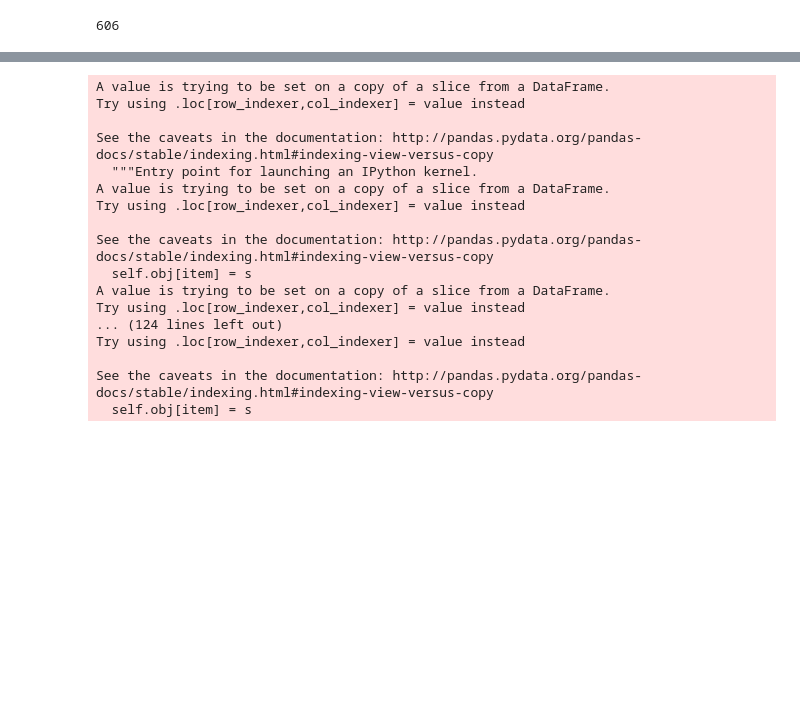
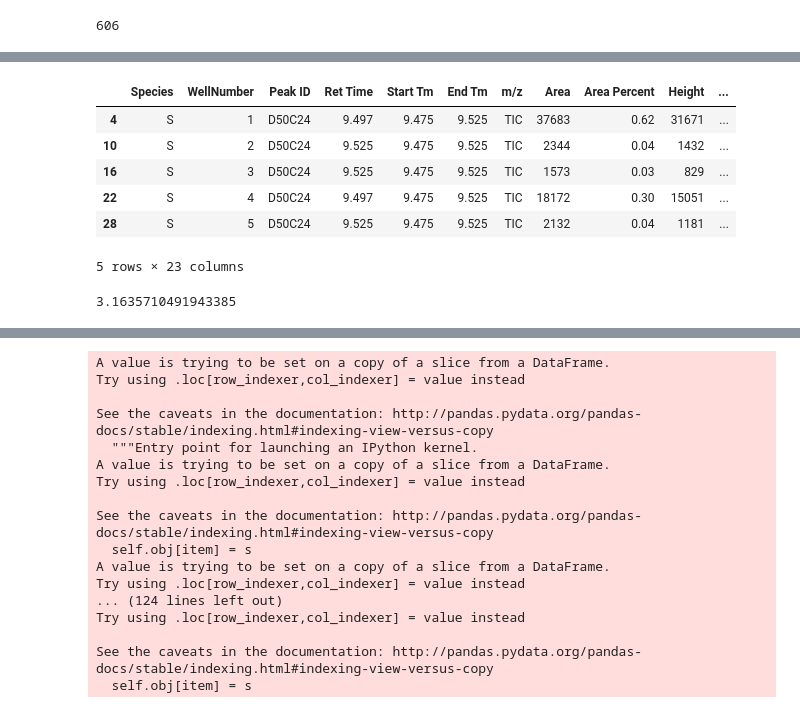
Before and after one commit to Tomnaragon/DCHC_transfer_Experiment, a Jupyter notebook: Master_DCHC_transfer_analysis.ipynb, the cells around one changed output, grey strips where cells are left out. Drawn from its saved outputs; the diff is of its cells as text; code cells hidden in the pictures; blank space fills up the shorter version.

```diff
--- a/Master_DCHC_transfer_analysis.ipynb
+++ b/Master_DCHC_transfer_analysis.ipynb
@@ -235,22 +285,22 @@ p = bokeh.plotting.figure(plot_width=800,
 
 colors=['#494949','#5F56FF','#494949','#5F56FF','#494949','#C42F2F','#494949','#C42F2F','#494949','#832161','#494949','#832161']
 
-p = box_and_whisker(plotting_df,p,'Identifier','Scaled hydrocarbon amount')
+p = box_and_whisker(plotting_df,p,'Identifier','Hydrocarbon amount')
 
 for index, row in plotting_df[['WellNumber','GCMS Date']].drop_duplicates().iterrows():
 
     data = {'identifier': plotting_df['Identifier'].loc[(plotting_df['WellNumber']==row['WellNumber']) & (plotting_df['GCMS Date']==row['GCMS Date'])].values,
-            'hydrocarbon amount': plotting_df['Scaled hydrocarbon amount'].loc[(plotting_df['WellNumber']==row['WellNumber']) & (plotting_df['GCMS Date']==row['GCMS Date'])].values}
+            'hydrocarbon amount': plotting_df['Hydrocarbon amount'].loc[(plotting_df['WellNumber']==row['WellNumber']) & (plotting_df['GCMS Date']==row['GCMS Date'])].values}
 
     source = ColumnDataSource(data=data)
     outlier=np.unique(plotting_df['Outlier'].loc[(plotting_df['WellNumber']==row['WellNumber']) & (plotting_df['GCMS Date']==row['GCMS Date'])])
 
     offsetVal=(np.random.rand(1)[0]-0.5)*0.5
-#     p.line(bokeh.transform.dodge('identifier',  offsetVal,  range=p.x_range),
-#            'hydrocarbon amount',
-#            source=source,
-#            color='black',
-#            alpha=0.3)
+    p.line(bokeh.transform.dodge('identifier',  offsetVal,  range=p.x_range),
+           'hydrocarbon amount',
+           source=source,
+           color='black',
+           alpha=0.3)
 
     p.circle(bokeh.transform.dodge('identifier',  offsetVal,  range=p.x_range),
            'hydrocarbon amount',
@@ -314,3 +364,22 @@ bokeh.io.show(p)
 # %% [output]
 [interactive output not drawn]
 [interactive output not drawn]
+# %%
+#Calculating the ratio of the hydrocarbon measured on the beetle to that measured on the ant, for both the normal hydrocarbon amount
+#as well as the scaled hydrocarbon amount
+df_C24['ant ratio'] = ''
+df_C24['scaled ant ratio'] = ''
+for index, row in df_C24[['WellNumber','GCMS Date']].drop_duplicates().iterrows():
+    hydrocarbon_amount = df_C24['Hydrocarbon amount'].loc[(df_C24['WellNumber']==row['WellNumber']) & (df_C24['GCMS Date']==row['GCMS Date'])].values
+    scaled_hydrocarbon_amount = df_C24['Scaled hydrocarbon amount'].loc[(df_C24['WellNumber']==row['WellNumber']) & (df_C24['GCMS Date']==row['GCMS Date'])].values
+
+
+    df_C24['ant ratio'].loc[(df_C24['WellNumber']==row['WellNumber']) & (df_C24['GCMS Date']==row['GCMS Date']) & (df_C24['Species']=='L')] = [hydrocarbon_amount[0]/hydrocarbon_amount[0]]
+    df_C24['ant ratio'].loc[(df_C24['WellNumber']==row['WellNumber']) & (df_C24['GCMS Date']==row['GCMS Date']) & (df_C24['Species']!='L')] = [hydrocarbon_amount[1]/hydrocarbon_amount[0]]
+
+    df_C24['scaled ant ratio'].loc[(df_C24['WellNumber']==row['WellNumber']) & (df_C24['GCMS Date']==row['GCMS Date']) & (df_C24['Species']=='L')] = [scaled_hydrocarbon_amount[0]/scaled_hydrocarbon_amount[0]]
+    df_C24['scaled ant ratio'].loc[(df_C24['WellNumber']==row['WellNumber']) & (df_C24['GCMS Date']==row['GCMS Date']) & (df_C24['Species']!='L')] = [scaled_hydrocarbon_amount[1]/scaled_hydrocarbon_amount[0]]
+
+
+df_C24['ant ratio']=df_C24['ant ratio'].astype('float64')
+df_C24['scaled ant ratio']=df_C24['scaled ant ratio'].astype('float64')
@@ -317,3 +484,17 @@ bokeh.io.show(p)
+# %%
+plotting_df.head()
+# %% [output]
+|  | Species | WellNumber | Peak ID | Ret Time | Start Tm | End Tm | m/z | Area | Area Percent | Height | ... |
+| 4 | S | 1 | D50C24 | 9.497 | 9.475 | 9.525 | TIC | 37683 | 0.62 | 31671 | ... |
+| 10 | S | 2 | D50C24 | 9.525 | 9.475 | 9.525 | TIC | 2344 | 0.04 | 1432 | ... |
+| 16 | S | 3 | D50C24 | 9.525 | 9.475 | 9.525 | TIC | 1573 | 0.03 | 829 | ... |
+| 22 | S | 4 | D50C24 | 9.497 | 9.475 | 9.525 | TIC | 18172 | 0.30 | 15051 | ... |
+| 28 | S | 5 | D50C24 | 9.525 | 9.475 | 9.525 | TIC | 2132 | 0.04 | 1181 | ... |
+5 rows × 23 columns
+# %%
+hydrocarbon_amount[1]/hydrocarbon_amount[0]
+# %% [output]
+3.1635710491943385
 # %%
 plotting_df=df_C30
 
```
Also changed, not shown: parts of 15 cells of this notebook, 4 other files.
